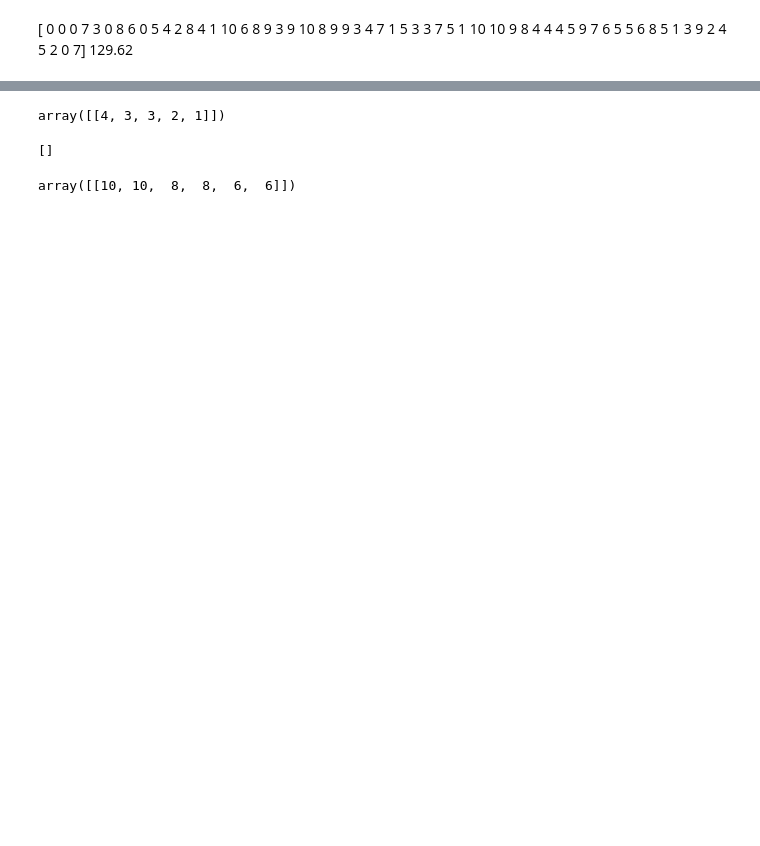
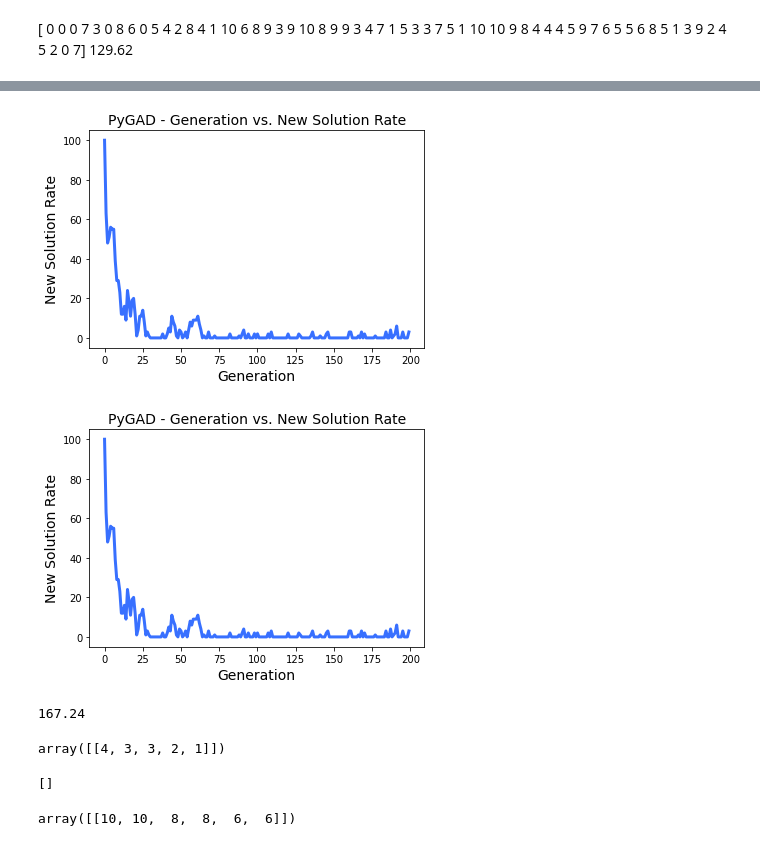
Before and after one commit to msz13/Goal-Based-Investing, a Jupyter notebook: sb_gbi/ga_optimisation.ipynb, the cells around one changed output, grey strips where cells are left out. Drawn from its saved outputs; the diff is of its cells as text; code cells hidden in the pictures; blank space fills up the shorter version.

```diff
--- a/sb_gbi/ga_optimisation.ipynb
+++ b/sb_gbi/ga_optimisation.ipynb
@@ -341,3 +339,13 @@ fitness(None,[8, 8, 8, 8, 8, 8, 8, 8, 8, 8, 6, 6, 6, 2, 2, 1, 1, 1, 1, 1, 1, 1,
+# %%
+ga_instance.plot_new_solution_rate()
+# %% [output]
+[figure, added]
+[figure, added]
+# %%
+#[6, 3, 3, 3, 2]
+fitness(None,[3, 2, 2, 2, 2, 2, 2, 2, 2, 2, 2, 2, 2, 0, 0],0)
+# %% [output]
+167.24
 # %%
 from unittest.mock import patch
 
```
Also changed, not shown: parts of 20 cells of this notebook.
